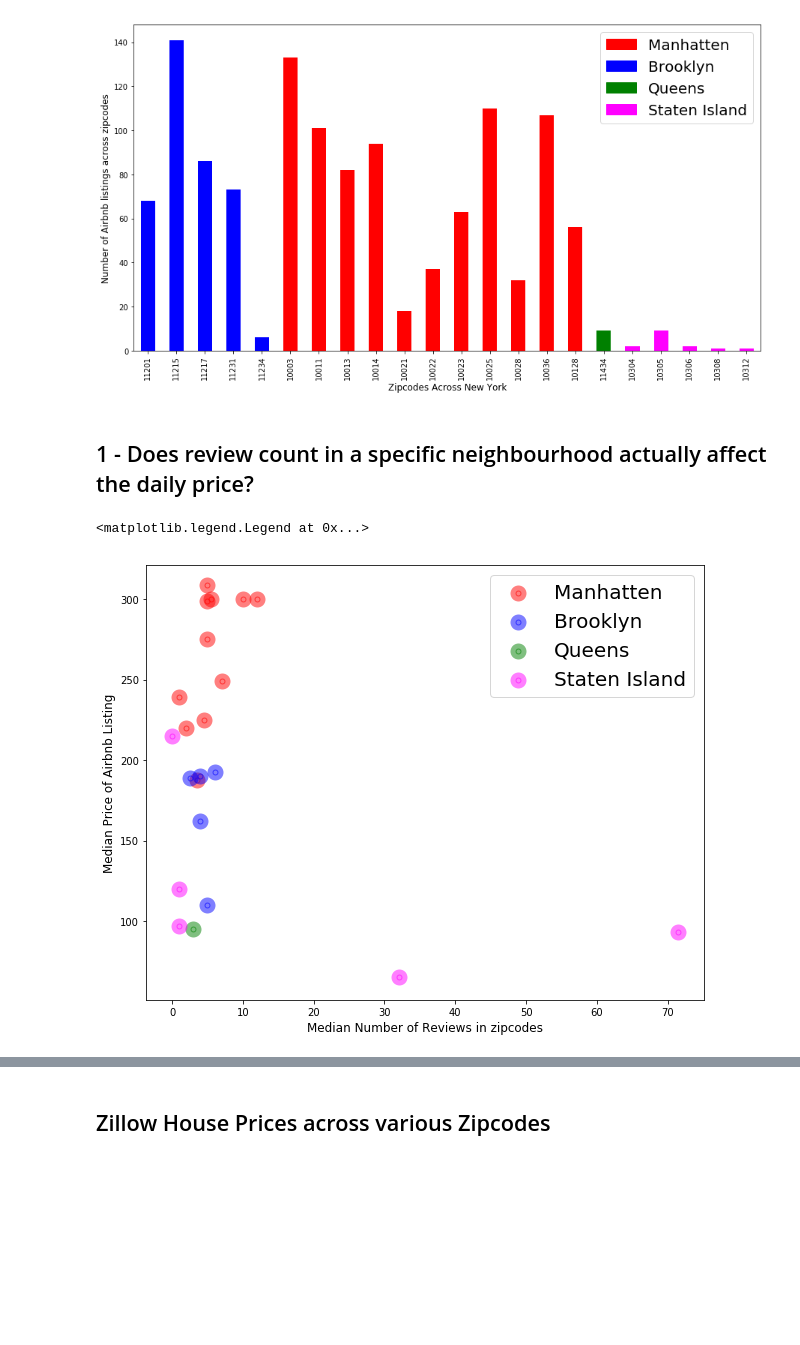
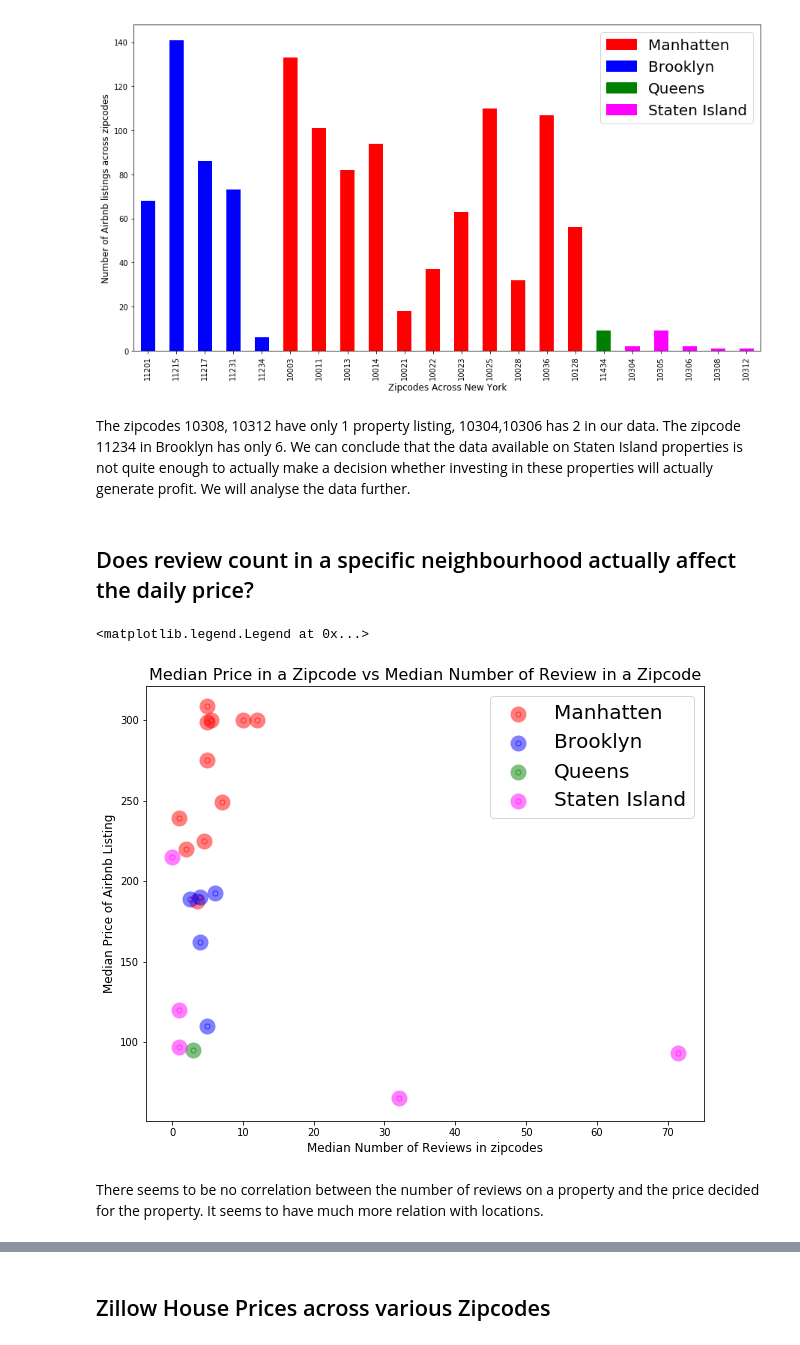
Before and after one commit to prathamesh1694/Data-Challenge, a Jupyter notebook: Airbnb_Zillow_Casestudy_Jupyter.ipynb, the cells around one changed output, grey strips where cells are left out. Cells and saved outputs as stored; diff of their text form; code cells hidden in the pictures; blank space fills up the shorter version.

```diff
--- a/Airbnb_Zillow_Casestudy_Jupyter.ipynb
+++ b/Airbnb_Zillow_Casestudy_Jupyter.ipynb
@@ -437,19 +458,27 @@ ax1.legend(handles = l_handle, prop={'size': 20})
 # %% [output]
 <matplotlib.legend.Legend at 0x...>
 [figure]
+# %% [markdown]
+The zipcodes 10308, 10312 have only 1 property listing, 10304,10306 has 2 in our data.
+The zipcode 11234 in Brooklyn has only 6.
+We can conclude that the data available on Staten Island properties is not quite enough to actually make a decision whether investing in these properties will actually generate profit.
+We will analyse the data further.
 # %% [markdown]
-## 1 - Does review count in a specific neighbourhood actually affect the daily price?
+## Does review count in a specific neighbourhood actually affect the daily price?
 # %%
 reviewcount_vs_price = clean_data.groupby(['zipcode','regions'], as_index=False).agg({'price' : 'median', 'number_of_reviews' : 'median'})
 fig6 = plt.figure(figsize=(10,8))
 ax1 = fig6.add_subplot(111)
 for region in region_colors:
     ax1.scatter(reviewcount_vs_price[reviewcount_vs_price['regions']==region]['number_of_reviews'],reviewcount_vs_price[reviewcount_vs_price['regions']==region]['price'],label = region,linewidths=10, alpha = 0.5, color = region_colors[region])
 ax1.set_ylabel('Median Price of Airbnb Listing', fontsize = 'large')
 ax1.set_xlabel('Median Number of Reviews in zipcodes',fontsize = 'large')
+ax1.set_title("Median Price in a Zipcode vs Median Number of Review in a Zipcode", fontsize = 16)
 ax1.legend(prop={'size': 20})
 # %% [output]
 <matplotlib.legend.Legend at 0x...>
-[figure, old version]
+[figure, new version]
+# %% [markdown]
+There seems to be no correlation between the number of reviews on a property and the price decided for the property. It seems to have much more relation with locations.
 # %% [markdown]
 ## Let us check if size rank has a corelation with price of airbnb prices
```
Also changed, not shown: parts of 63 cells of this notebook, 1 other file.
